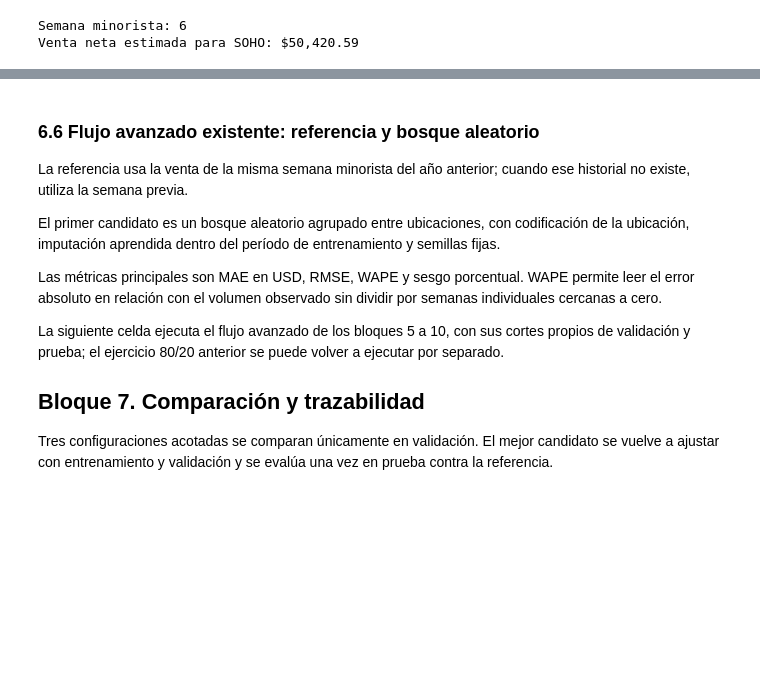
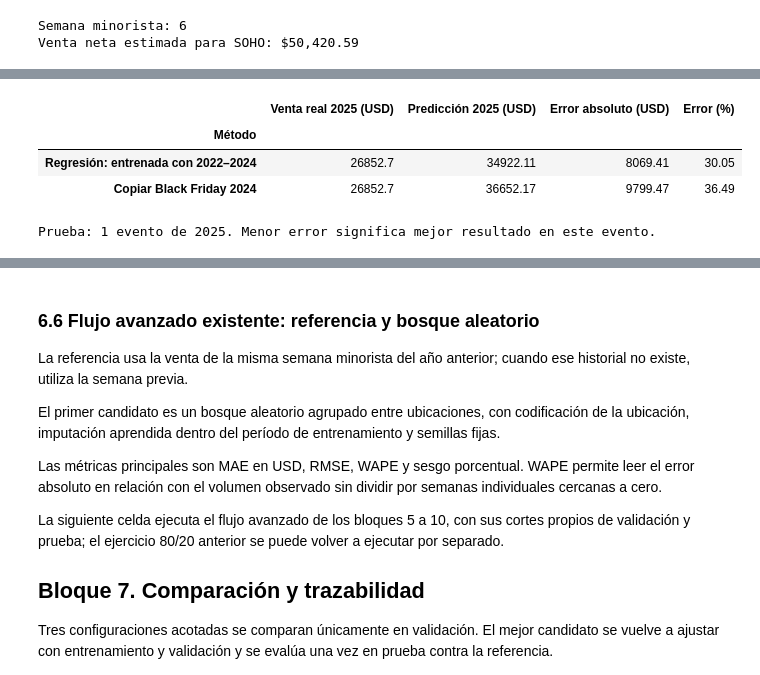
Before and after one commit to geramargonzalez/sales-revenue-datascience, a Jupyter notebook: sales-revenue-jewery.ipynb, the cells around one changed output, grey strips where cells are left out. Cells and saved outputs as stored; diff of their text form; code cells hidden in the pictures; blank space fills up the shorter version.

```diff
--- a/sales-revenue-jewery.ipynb
+++ b/sales-revenue-jewery.ipynb
@@ -2519,0 +2619,31 @@ Venta neta estimada para SOHO: $50,420.59
+# %%
+entrenamiento_bf = tabla_bf.loc[ANIOS_ENTRENAMIENTO_BF]
+prueba_bf = tabla_bf.loc[[ANIO_PRUEBA_BF]]
+
+modelo_prueba_bf = LinearRegression()
+modelo_prueba_bf.fit(entrenamiento_bf[['tiempo']], entrenamiento_bf['venta_neta'])
+prediccion_2025_bf = modelo_prueba_bf.predict(prueba_bf[['tiempo']])[0]
+real_2025_bf = prueba_bf['venta_neta'].iloc[0]
+referencia_2025_bf = entrenamiento_bf.loc[max(ANIOS_ENTRENAMIENTO_BF), 'venta_neta']
+
+resultado_prueba_bf = pd.DataFrame({
+    'Método': ['Regresión: entrenada con 2022–2024', 'Copiar Black Friday 2024'],
+    'Venta real 2025 (USD)': [real_2025_bf, real_2025_bf],
+    'Predicción 2025 (USD)': [prediccion_2025_bf, referencia_2025_bf]
+}).set_index('Método')
+resultado_prueba_bf['Error absoluto (USD)'] = (
+    resultado_prueba_bf['Predicción 2025 (USD)'] - real_2025_bf
+).abs()
+resultado_prueba_bf['Error (%)'] = (
+    100 * resultado_prueba_bf['Error absoluto (USD)'] / abs(real_2025_bf)
+    if real_2025_bf != 0 else np.nan
+)
+
+display(resultado_prueba_bf.round(2))
+print(f'Prueba: 1 evento de {ANIO_PRUEBA_BF}. Menor error significa mejor resultado en este evento.')
+# %% [output]
+|  | Venta real 2025 (USD) | Predicción 2025 (USD) | Error absoluto (USD) | Error (%) |
+| Método |  |  |  |  |
+| Regresión: entrenada con 2022–2024 | 26852.7 | 34922.11 | 8069.41 | 30.05 |
+| Copiar Black Friday 2024 | 26852.7 | 36652.17 | 9799.47 | 36.49 |
+Prueba: 1 evento de 2025. Menor error significa mejor resultado en este evento.
```
Also changed, not shown: parts of 5 cells of this notebook, 2 other files.
